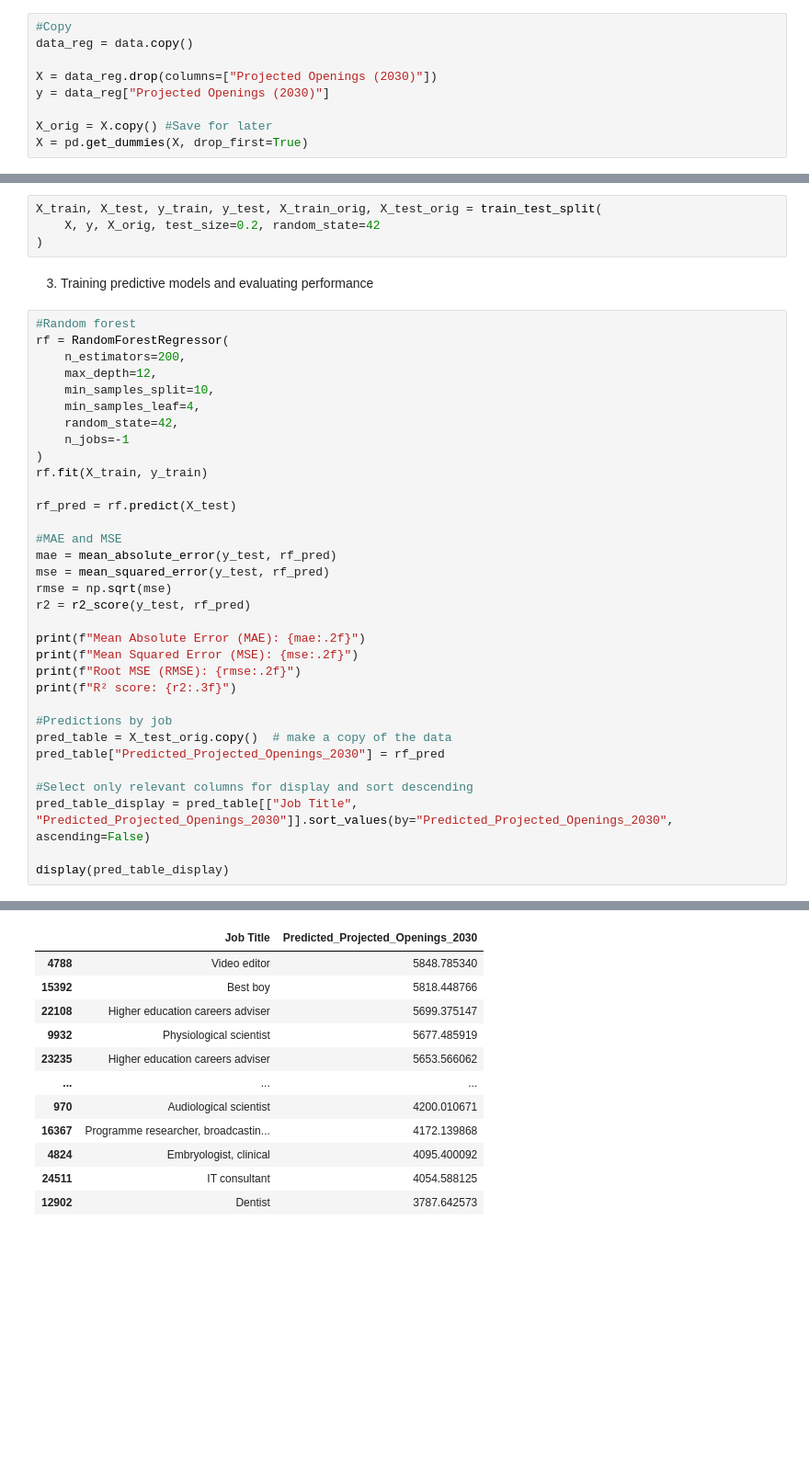
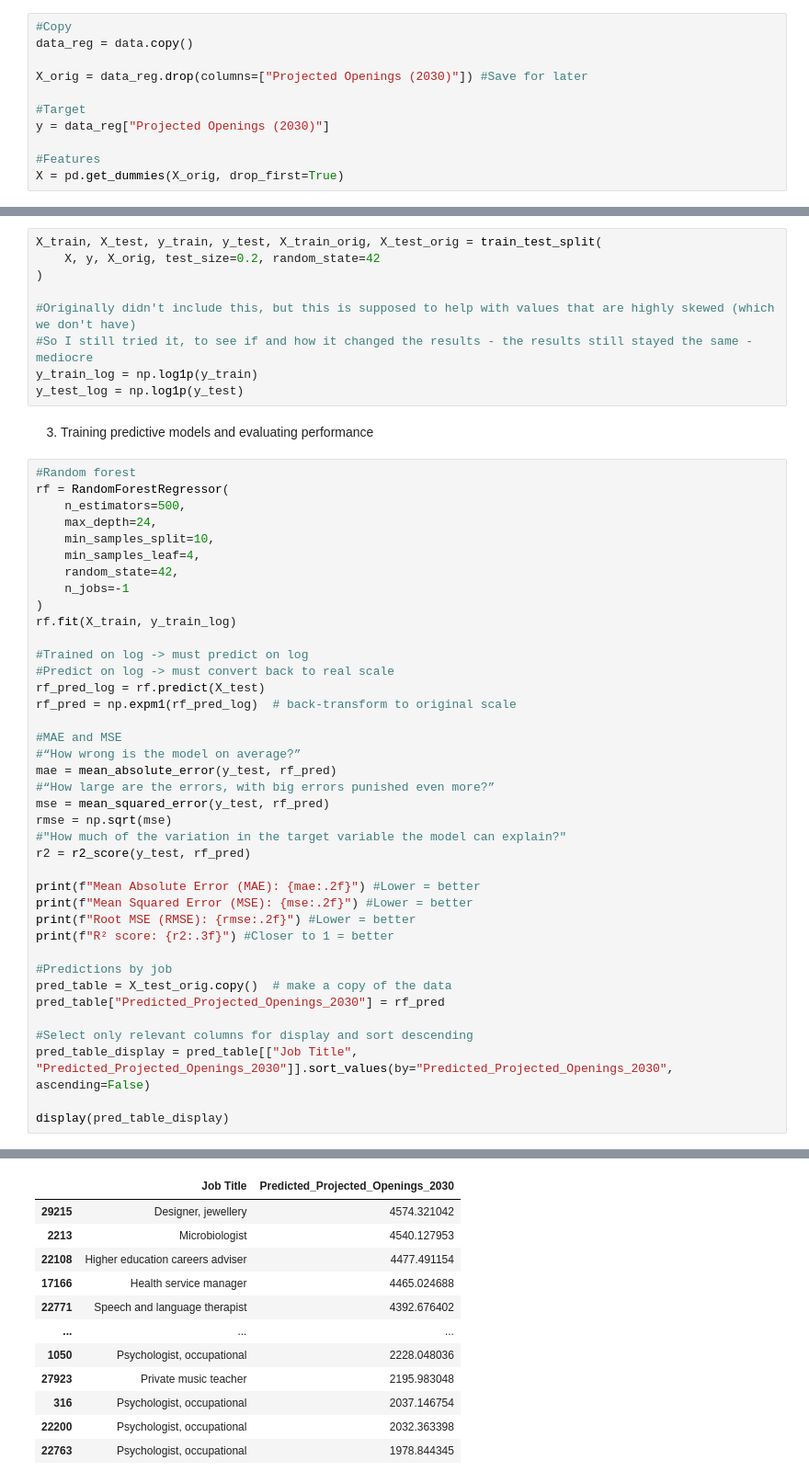
Before and after one commit to RaccoonWithAPeanutButterJar/ItDS2025-Project, a Jupyter notebook: Predictive_models.ipynb, the cells around one changed output, grey strips where cells are left out. Shown: that part at 92% size. Drawn from its saved outputs; the diff is of its cells as text; blank space fills up the shorter version.

Commit message:
Predictive models #DONE

```diff
--- a/Predictive_models.ipynb
+++ b/Predictive_models.ipynb
@@ -153,43 +183,56 @@ Now trying to predict projected job openings in 2030, this is a regression probl
 #Copy
 data_reg = data.copy()
 
-X = data_reg.drop(columns=["Projected Openings (2030)"])
+X_orig = data_reg.drop(columns=["Projected Openings (2030)"]) #Save for later
+
+#Target
 y = data_reg["Projected Openings (2030)"]
 
-X_orig = X.copy() #Save for later
-X = pd.get_dummies(X, drop_first=True)
+#Features
+X = pd.get_dummies(X_orig, drop_first=True)
 # %% [markdown]
 2. Train/Test split
 # %%
 X_train, X_test, y_train, y_test, X_train_orig, X_test_orig = train_test_split(
     X, y, X_orig, test_size=0.2, random_state=42
 )
+
+#Originally didn't include this, but this is supposed to help with values that are highly skewed (which we don't have)
+#So I still tried it, to see if and how it changed the results - the results still stayed the same - mediocre
+y_train_log = np.log1p(y_train)
+y_test_log = np.log1p(y_test)
 # %% [markdown]
 3. Training predictive models and evaluating performance
 # %%
 #Random forest
 rf = RandomForestRegressor(
-    n_estimators=200,
-    max_depth=12,
+    n_estimators=500,
+    max_depth=24,
     min_samples_split=10,
     min_samples_leaf=4,
     random_state=42,
     n_jobs=-1
 )
-rf.fit(X_train, y_train)
+rf.fit(X_train, y_train_log)
 
-rf_pred = rf.predict(X_test)
+#Trained on log -> must predict on log
+#Predict on log -> must convert back to real scale
+rf_pred_log = rf.predict(X_test)
+rf_pred = np.expm1(rf_pred_log)  # back-transform to original scale
 
 #MAE and MSE
+#“How wrong is the model on average?”
 mae = mean_absolute_error(y_test, rf_pred)
+#“How large are the errors, with big errors punished even more?”
 mse = mean_squared_error(y_test, rf_pred)
 rmse = np.sqrt(mse)
+#"How much of the variation in the target variable the model can explain?"
 r2 = r2_score(y_test, rf_pred)
 
-print(f"Mean Absolute Error (MAE): {mae:.2f}")
-print(f"Mean Squared Error (MSE): {mse:.2f}")
-print(f"Root MSE (RMSE): {rmse:.2f}")
-print(f"R² score: {r2:.3f}")
+print(f"Mean Absolute Error (MAE): {mae:.2f}") #Lower = better
+print(f"Mean Squared Error (MSE): {mse:.2f}") #Lower = better
+print(f"Root MSE (RMSE): {rmse:.2f}") #Lower = better
+print(f"R² score: {r2:.3f}") #Closer to 1 = better
 
 #Predictions by job
 pred_table = X_test_orig.copy()  # make a copy of the data
@@ -207,15 +250,15 @@ R² score: -0.003
 |  | Job Title | Predicted_Projected_Openings_2030 |
-| 4788 | Video editor | 5848.785340 |
-| 15392 | Best boy | 5818.448766 |
-| 22108 | Higher education careers adviser | 5699.375147 |
-| 9932 | Physiological scientist | 5677.485919 |
-| 23235 | Higher education careers adviser | 5653.566062 |
+| 29215 | Designer, jewellery | 4574.321042 |
+| 2213 | Microbiologist | 4540.127953 |
+| 22108 | Higher education careers adviser | 4477.491154 |
+| 17166 | Health service manager | 4465.024688 |
+| 22771 | Speech and language therapist | 4392.676402 |
 | ... | ... | ... |
-| 970 | Audiological scientist | 4200.010671 |
-| 16367 | Programme researcher, broadcastin... | 4172.139868 |
-| 4824 | Embryologist, clinical | 4095.400092 |
-| 24511 | IT consultant | 4054.588125 |
-| 12902 | Dentist | 3787.642573 |
+| 1050 | Psychologist, occupational | 2228.048036 |
+| 27923 | Private music teacher | 2195.983048 |
+| 316 | Psychologist, occupational | 2037.146754 |
+| 22200 | Psychologist, occupational | 2032.363398 |
+| 22763 | Psychologist, occupational | 1978.844345 |
 6000 rows × 2 columns
 # %%
 #KNN
```
Also changed, not shown: parts of 15 cells of this notebook.
